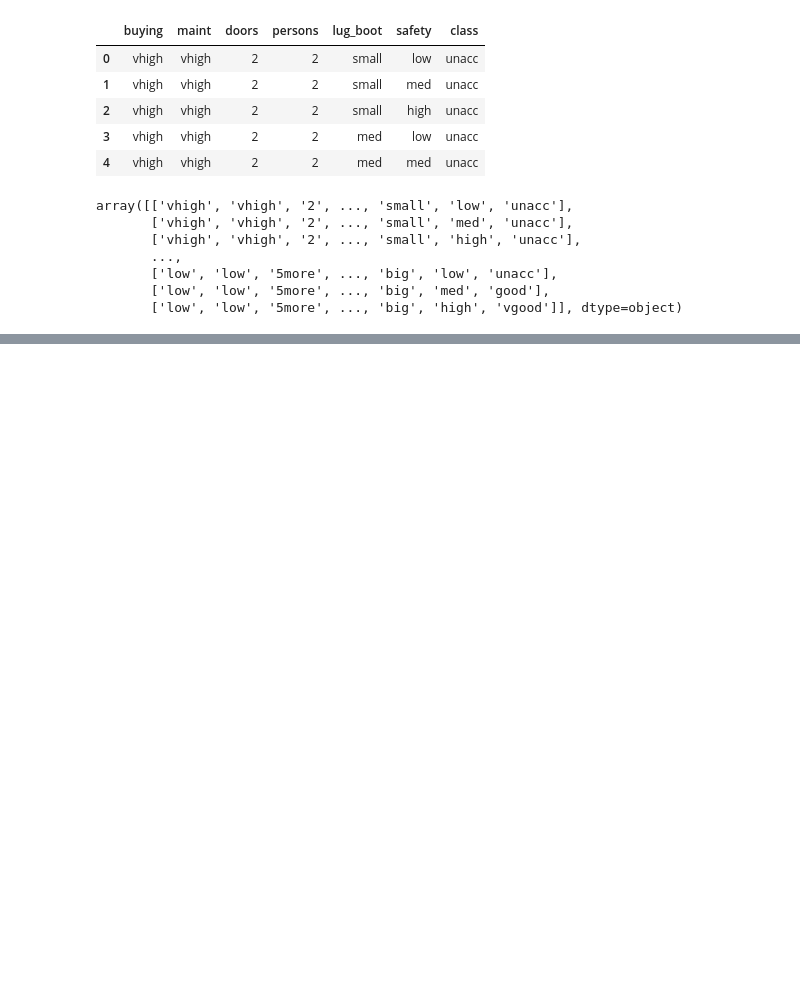
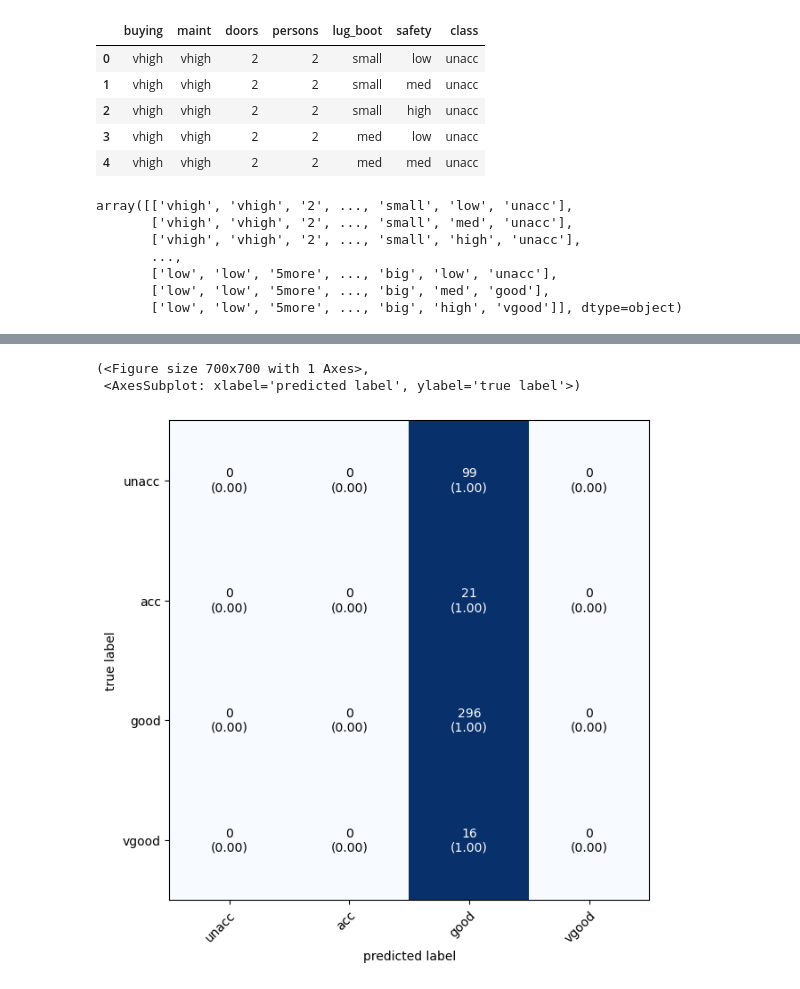
Before and after one commit to wkdguswo16/01_0915_car_evaluation, a Jupyter notebook: car_classifier.ipynb, the cells around one changed output, grey strips where cells are left out. Cells and saved outputs as stored; diff of their text form; code cells hidden in the pictures; blank space fills up the shorter version.

```diff
--- a/car_classifier.ipynb
+++ b/car_classifier.ipynb
@@ -80,0 +92,3 @@ x_train.shape, x_test.shape, y_train.shape, y_test.shape
+# %%
+classes = df['class'].value_counts().keys()
+classes
@@ -143,0 +161,10 @@ history_to_graph(history)
+# %%
+from mlxtend.plotting import plot_confusion_matrix
+from sklearn.metrics import confusion_matrix
+
+predict_x = model.predict(x_test)
+y_pred_class = np.argmax(predict_x, axis=1)
+
+mat = confusion_matrix(np.argmax(y_test, axis=1), y_pred_class)
+plot_confusion_matrix(conf_mat=mat, class_names=classes, show_normed=True, figsize=(7,7))
+# %% [output]
@@ -143,0 +172,3 @@ history_to_graph(history)
+(<Figure size 700x700 with 1 Axes>,
+ <AxesSubplot: xlabel='predicted label', ylabel='true label'>)
+[figure, added]
```
Also changed, not shown: parts of 10 cells of this notebook.
